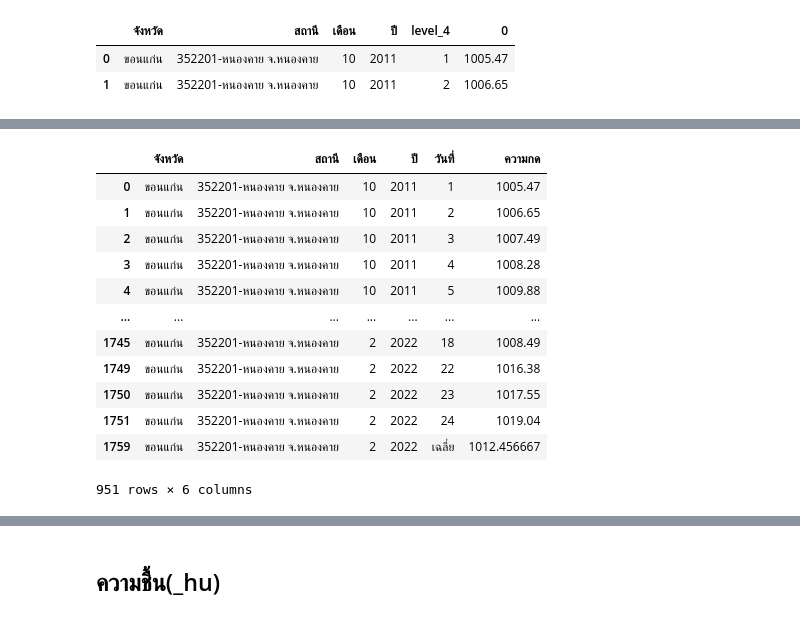
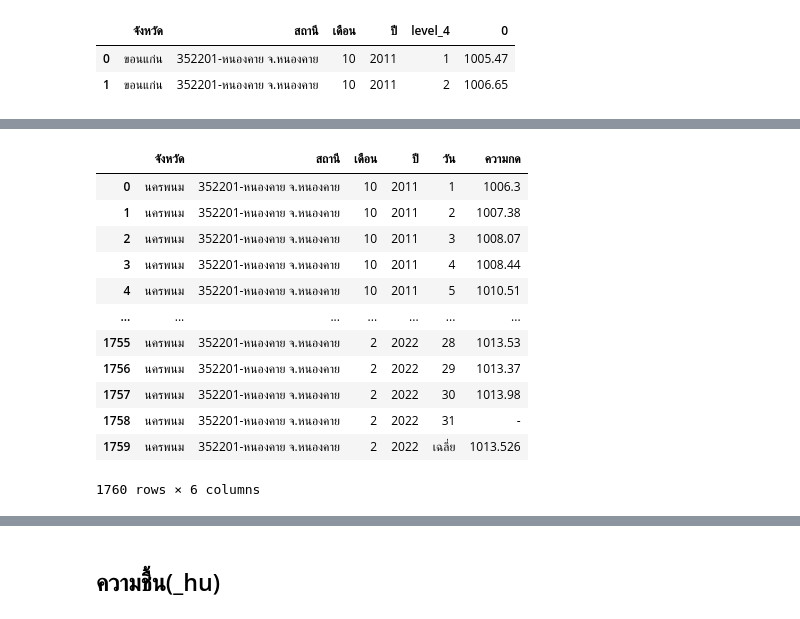
Before and after one commit to supatsara2002/bsc_dpdm22, a Jupyter notebook: Quiz_Group_5_20_of_Midterm.ipynb, the cells around one changed output, grey strips where cells are left out. Saved outputs shown, nothing was run; the diff lists cells and outputs as text; code cells hidden in the pictures.

```diff
--- a/Quiz_Group_5_20_of_Midterm.ipynb
+++ b/Quiz_Group_5_20_of_Midterm.ipynb
@@ -137,19 +137,26 @@ kk_pres2
 | 1758 | ขอนแก่น | 352201-หนองคาย จ.หนองคาย | 2 | 2022 | 31 | - |
 | 1759 | ขอนแก่น | 352201-หนองคาย จ.หนองคาย | 2 | 2022 | เฉลี่ย | 1012.456667 |
 1760 rows × 6 columns
-# %%
-kk_pres2.drop_duplicates(subset=['ความกด'])
-# %% [output]
-|  | จังหวัด | สถานี | เดือน | ปี | วันที่ | ความกด |
-| 0 | ขอนแก่น | 352201-หนองคาย จ.หนองคาย | 10 | 2011 | 1 | 1005.47 |
-| 1 | ขอนแก่น | 352201-หนองคาย จ.หนองคาย | 10 | 2011 | 2 | 1006.65 |
-| 2 | ขอนแก่น | 352201-หนองคาย จ.หนองคาย | 10 | 2011 | 3 | 1007.49 |
-| 3 | ขอนแก่น | 352201-หนองคาย จ.หนองคาย | 10 | 2011 | 4 | 1008.28 |
-| 4 | ขอนแก่น | 352201-หนองคาย จ.หนองคาย | 10 | 2011 | 5 | 1009.88 |
-| ... | ... | ... | ... | ... | ... | ... |
-| 1745 | ขอนแก่น | 352201-หนองคาย จ.หนองคาย | 2 | 2022 | 18 | 1008.49 |
-| 1749 | ขอนแก่น | 352201-หนองคาย จ.หนองคาย | 2 | 2022 | 22 | 1016.38 |
-| 1750 | ขอนแก่น | 352201-หนองคาย จ.หนองคาย | 2 | 2022 | 23 | 1017.55 |
-| 1751 | ขอนแก่น | 352201-หนองคาย จ.หนองคาย | 2 | 2022 | 24 | 1019.04 |
-| 1759 | ขอนแก่น | 352201-หนองคาย จ.หนองคาย | 2 | 2022 | เฉลี่ย | 1012.456667 |
-951 rows × 6 columns
+# %%
+np_pres['เดือน'] = np_pres['เดือน/ปี'].dt.month
+np_pres['ปี'] = np_pres['เดือน/ปี'].dt.year
+np_pres['จังหวัด'] = "นครพนม"
+np_pres1 = np_pres.drop(['ที่','เดือน/ปี'],axis=1)
+np_pres1.set_index(['จังหวัด','สถานี','เดือน','ปี'],inplace=True)
+np_pres2 = np_pres1.stack().reset_index()
+np_pres2.rename(columns = {'level_4':'วัน',0:'ความกด'}, inplace = True)
+np_pres2
+# %% [output]
+|  | จังหวัด | สถานี | เดือน | ปี | วัน | ความกด |
+| 0 | นครพนม | 352201-หนองคาย จ.หนองคาย | 10 | 2011 | 1 | 1006.3 |
+| 1 | นครพนม | 352201-หนองคาย จ.หนองคาย | 10 | 2011 | 2 | 1007.38 |
+| 2 | นครพนม | 352201-หนองคาย จ.หนองคาย | 10 | 2011 | 3 | 1008.07 |
+| 3 | นครพนม | 352201-หนองคาย จ.หนองคาย | 10 | 2011 | 4 | 1008.44 |
+| 4 | นครพนม | 352201-หนองคาย จ.หนองคาย | 10 | 2011 | 5 | 1010.51 |
+| ... | ... | ... | ... | ... | ... | ... |
+| 1755 | นครพนม | 352201-หนองคาย จ.หนองคาย | 2 | 2022 | 28 | 1013.53 |
+| 1756 | นครพนม | 352201-หนองคาย จ.หนองคาย | 2 | 2022 | 29 | 1013.37 |
+| 1757 | นครพนม | 352201-หนองคาย จ.หนองคาย | 2 | 2022 | 30 | 1013.98 |
+| 1758 | นครพนม | 352201-หนองคาย จ.หนองคาย | 2 | 2022 | 31 | - |
+| 1759 | นครพนม | 352201-หนองคาย จ.หนองคาย | 2 | 2022 | เฉลี่ย | 1013.526 |
+1760 rows × 6 columns
```
Also changed, not shown: parts of 24 cells of this notebook.
